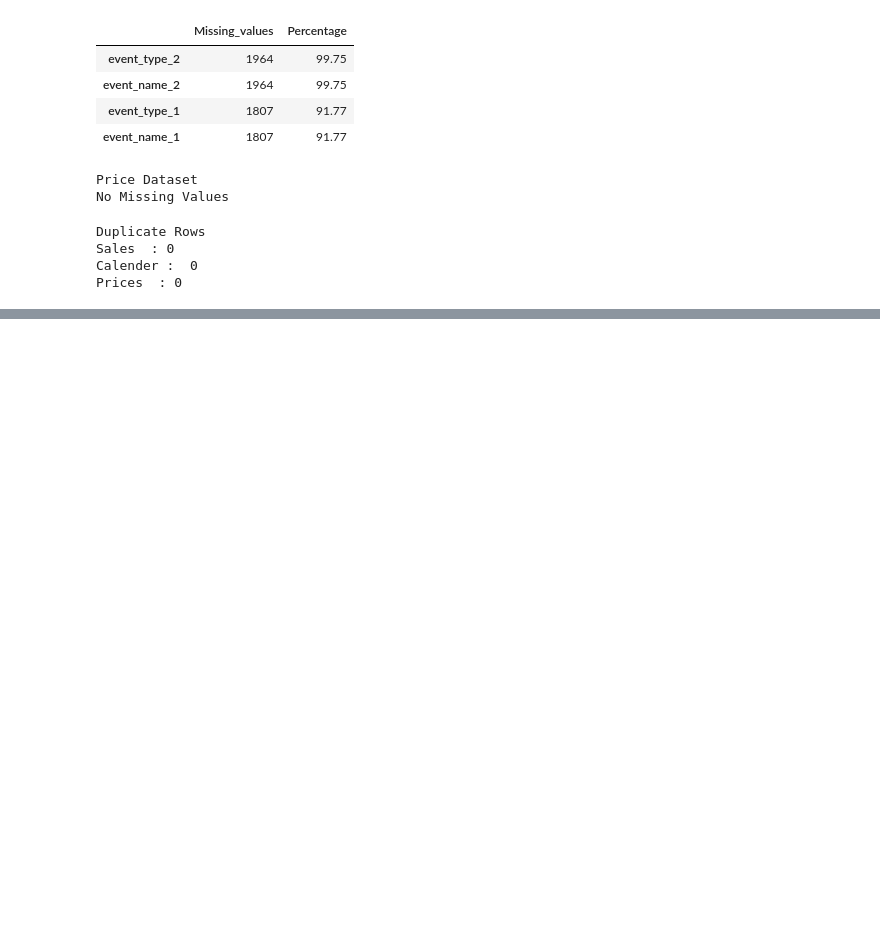
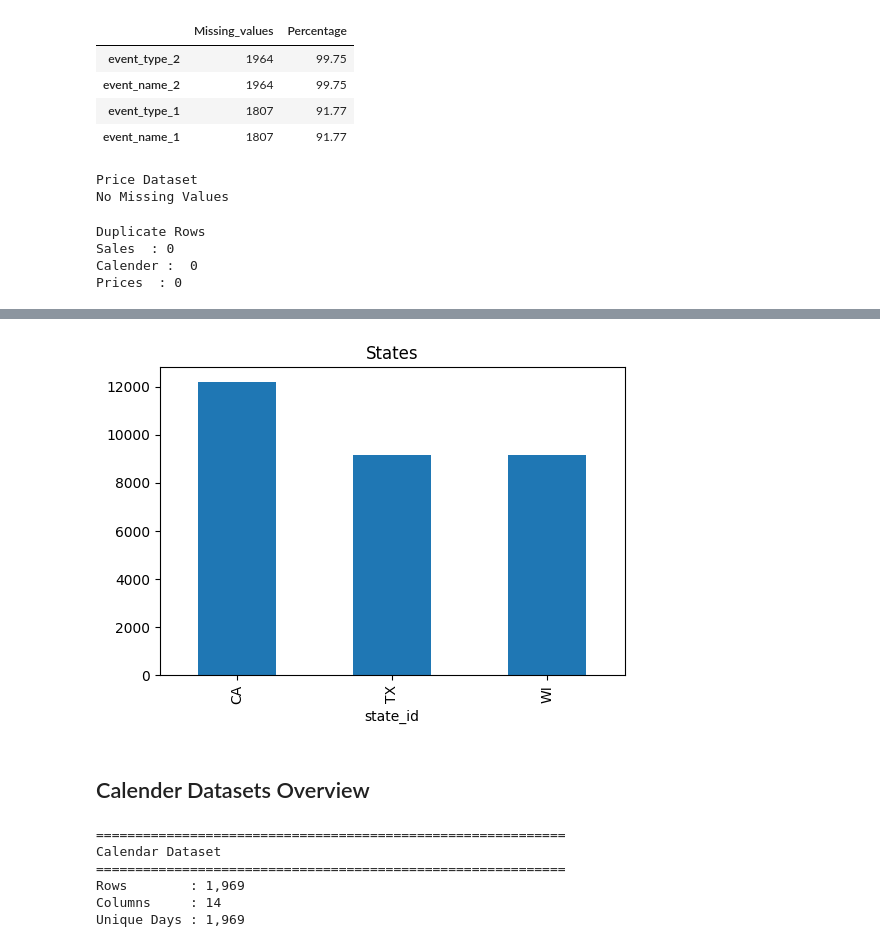
Before and after one commit to Husnain5Khalid/DemandIQ-Smart-demand-forecasting-, a Jupyter notebook: notebooks/01-dataexploration.ipynb, the cells around one changed output, grey strips where cells are left out. Drawn from its saved outputs; the diff is of its cells as text; code cells hidden in the pictures; blank space fills up the shorter version.

```diff
--- a/notebooks/01-dataunderstanding.ipynb
+++ b/notebooks/01-dataexploration.ipynb
@@ -184,0 +290,27 @@ Prices  : 0
+# %%
+sales_df["state_id"].value_counts().plot(
+    kind="bar",
+    figsize=(6,4),
+    title="States"
+)
+
+plt.show()
+# %% [output]
+[figure, added]
+# %% [markdown]
+## Calender Datasets Overview
+# %%
+print("=" * 60)
+print("Calendar Dataset")
+print("=" * 60)
+
+print(f"Rows        : {calendar_df.shape[0]:,}")
+print(f"Columns     : {calendar_df.shape[1]}")
+print(f"Unique Days : {calendar_df['d'].nunique():,}")
+# %% [output]
+============================================================
+Calendar Dataset
+============================================================
+Rows        : 1,969
+Columns     : 14
+Unique Days : 1,969
```
Also changed, not shown: parts of 20 cells of this notebook, 2 other files.
